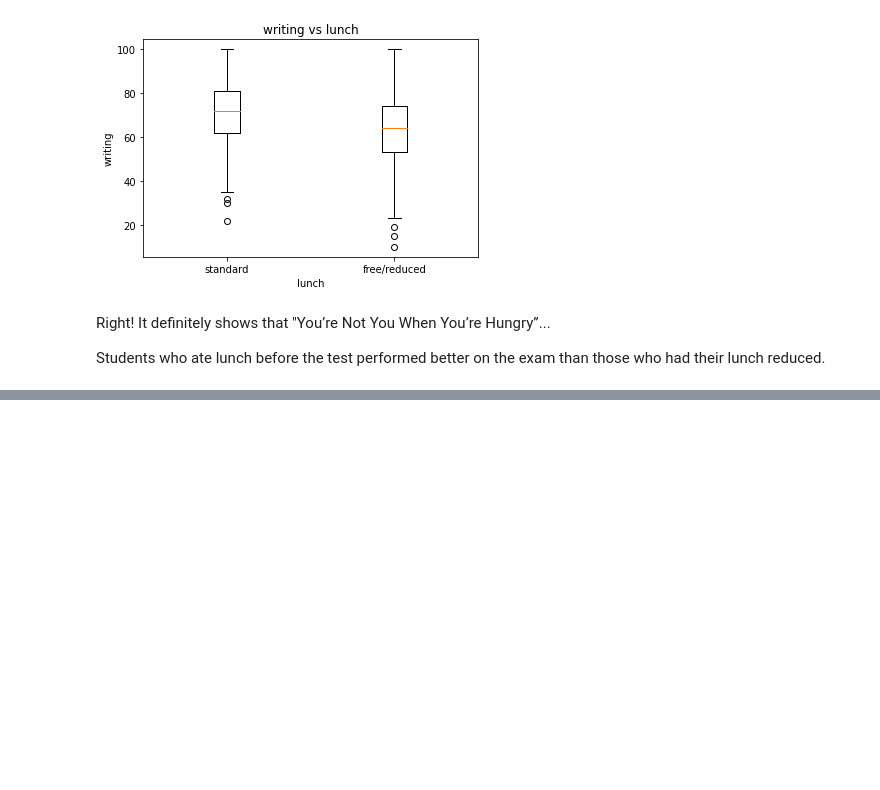
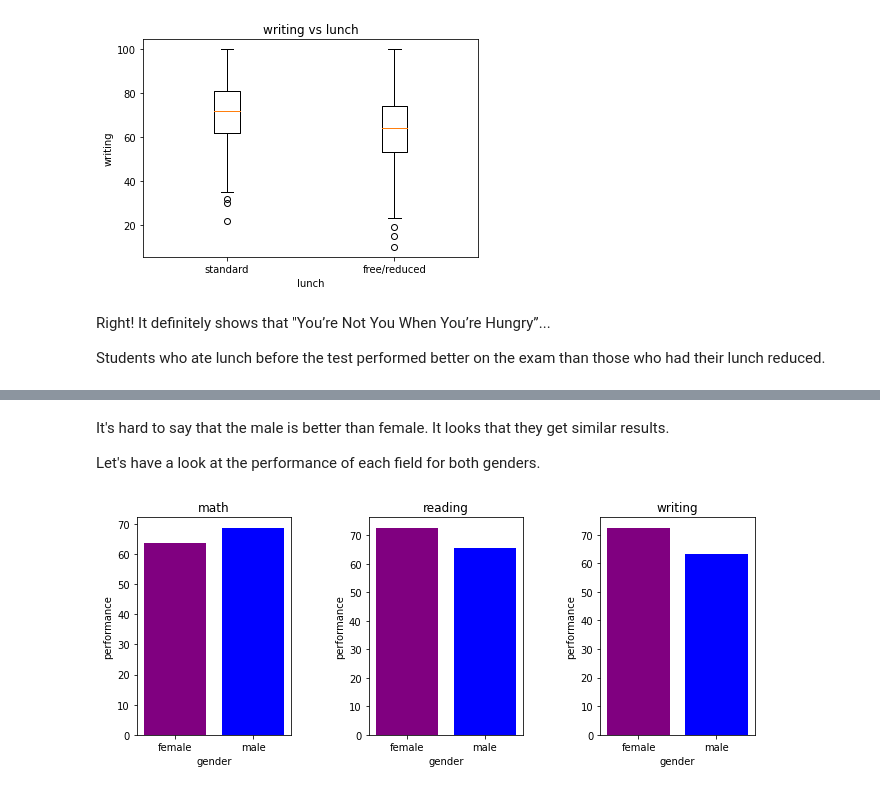
Before and after one commit to Przemyslaw11/Students_Performance_Analysis, a Jupyter notebook: analysis.ipynb, the cells around one changed output, grey strips where cells are left out. Cells and saved outputs as stored; diff of their text form; code cells hidden in the pictures; blank space fills up the shorter version.

```diff
--- a/analysis.ipynb
+++ b/analysis.ipynb
@@ -252,0 +259,21 @@ Students who ate lunch before the test performed better on the exam than those w
+# %% [markdown]
+It's hard to say that the male is better than female. It looks that they get similar results.
+
+Let's have a look at the performance of each field for both genders.
+# %%
+fig, ax =  plt.subplots()
+fig.subplots_adjust(hspace=0.5, wspace=0.5, left=0.1, right=1.53)
+
+colors = [['purple', 'blue'] for _ in range(3)]  # List of colors for each subplot
+
+for idx in range(3):
+    plt.subplot(1,3, idx+1)
+    gender_df = score_df.groupby("gender")[score_df.columns[5:][idx]].describe()
+    plt.bar(gender_df.index, gender_df.loc[:,"mean"].values, color = colors[idx])
+    plt.xlabel("gender")
+    plt.ylabel("performance")
+    plt.title(score_df.columns[5:][idx])
+
+plt.show()
+# %% [output]
+[figure, added]
```
Also changed, not shown: parts of 6 cells of this notebook.
